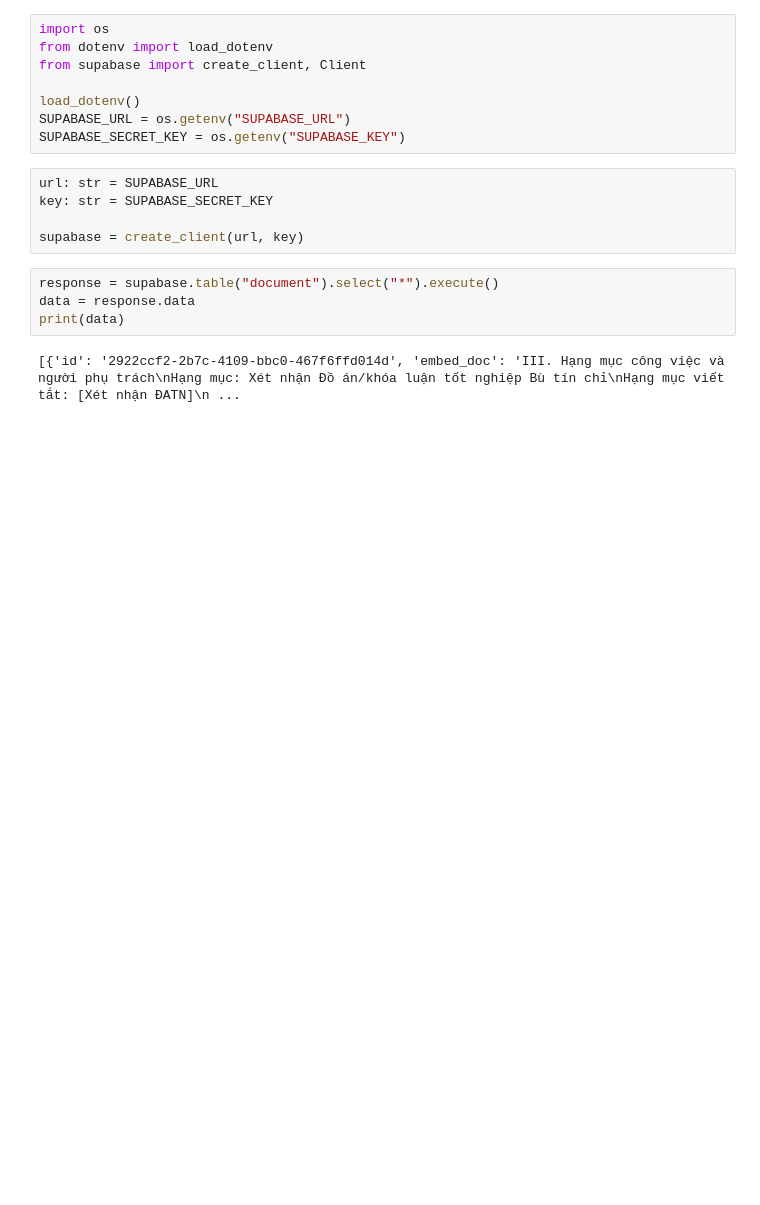
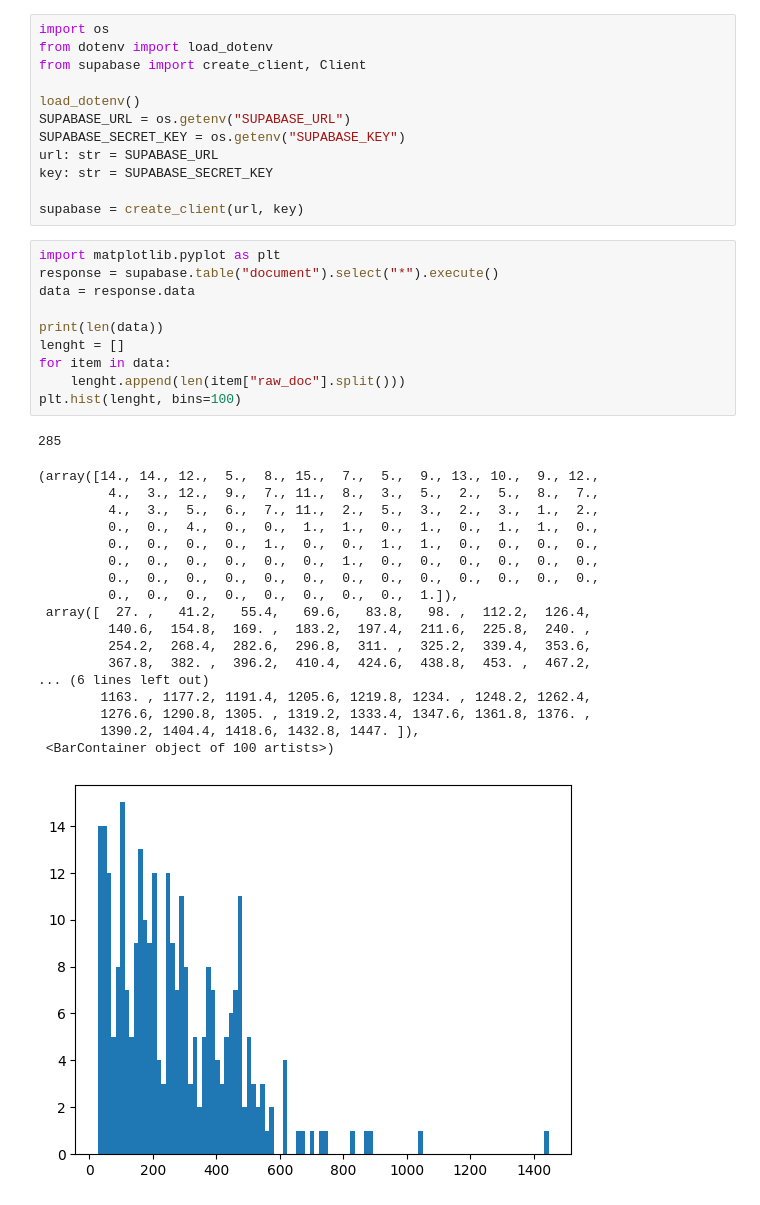
Before and after one commit to Dangptpt/Hust-Chatbot, a Jupyter notebook: notebooks/gen_data.ipynb, the cells around one changed output. Cells and saved outputs as stored; diff of their text form; blank space fills up the shorter version.

```diff
--- a/notebooks/gen_data.ipynb
+++ b/notebooks/gen_data.ipynb
@@ -6,17 +6,40 @@ from supabase import create_client, Client
 load_dotenv()
 SUPABASE_URL = os.getenv("SUPABASE_URL")
 SUPABASE_SECRET_KEY = os.getenv("SUPABASE_KEY")
+url: str = SUPABASE_URL
+key: str = SUPABASE_SECRET_KEY
+
+supabase = create_client(url, key)
-# %%
-url: str = SUPABASE_URL
-key: str = SUPABASE_SECRET_KEY
-
-supabase = create_client(url, key)
 # %%
+import matplotlib.pyplot as plt
 response = supabase.table("document").select("*").execute()
 data = response.data
-print(data)
+
+print(len(data))
+lenght = []
+for item in data:
+    lenght.append(len(item["raw_doc"].split()))
+plt.hist(lenght, bins=100)
 # %% [output]
-[{'id': '2922ccf2-2b7c-4109-bbc0-467f6ffd014d', 'embed_doc': 'III. Hạng mục công việc và người phụ trách\nHạng mục: Xét nhận Đồ án/khóa luận tốt nghiệp Bù tín chỉ\nHạng mục viết tắt: [Xét nhận ĐATN]\n ...
+285
+(array([14., 14., 12.,  5.,  8., 15.,  7.,  5.,  9., 13., 10.,  9., 12.,
+         4.,  3., 12.,  9.,  7., 11.,  8.,  3.,  5.,  2.,  5.,  8.,  7.,
+         4.,  3.,  5.,  6.,  7., 11.,  2.,  5.,  3.,  2.,  3.,  1.,  2.,
+         0.,  0.,  4.,  0.,  0.,  1.,  1.,  0.,  1.,  0.,  1.,  1.,  0.,
+         0.,  0.,  0.,  0.,  1.,  0.,  0.,  1.,  1.,  0.,  0.,  0.,  0.,
+         0.,  0.,  0.,  0.,  0.,  0.,  1.,  0.,  0.,  0.,  0.,  0.,  0.,
+         0.,  0.,  0.,  0.,  0.,  0.,  0.,  0.,  0.,  0.,  0.,  0.,  0.,
+         0.,  0.,  0.,  0.,  0.,  0.,  0.,  0.,  1.]),
+ array([  27. ,   41.2,   55.4,   69.6,   83.8,   98. ,  112.2,  126.4,
+         140.6,  154.8,  169. ,  183.2,  197.4,  211.6,  225.8,  240. ,
+         254.2,  268.4,  282.6,  296.8,  311. ,  325.2,  339.4,  353.6,
+         367.8,  382. ,  396.2,  410.4,  424.6,  438.8,  453. ,  467.2,
+... (6 lines left out)
+        1163. , 1177.2, 1191.4, 1205.6, 1219.8, 1234. , 1248.2, 1262.4,
+        1276.6, 1290.8, 1305. , 1319.2, 1333.4, 1347.6, 1361.8, 1376. ,
+        1390.2, 1404.4, 1418.6, 1432.8, 1447. ]),
+ <BarContainer object of 100 artists>)
+[figure, added]
 # %%
 import asyncio
 import json
```
Also changed, not shown: parts of 4 cells of this notebook, 7 other files.
